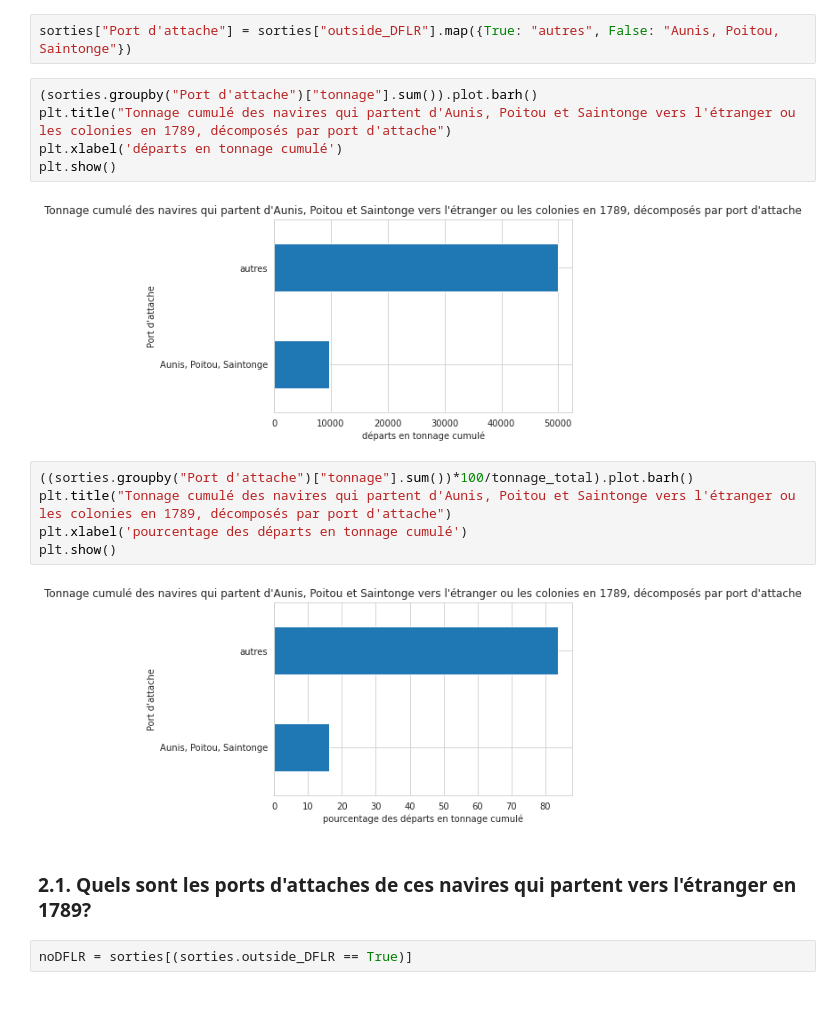
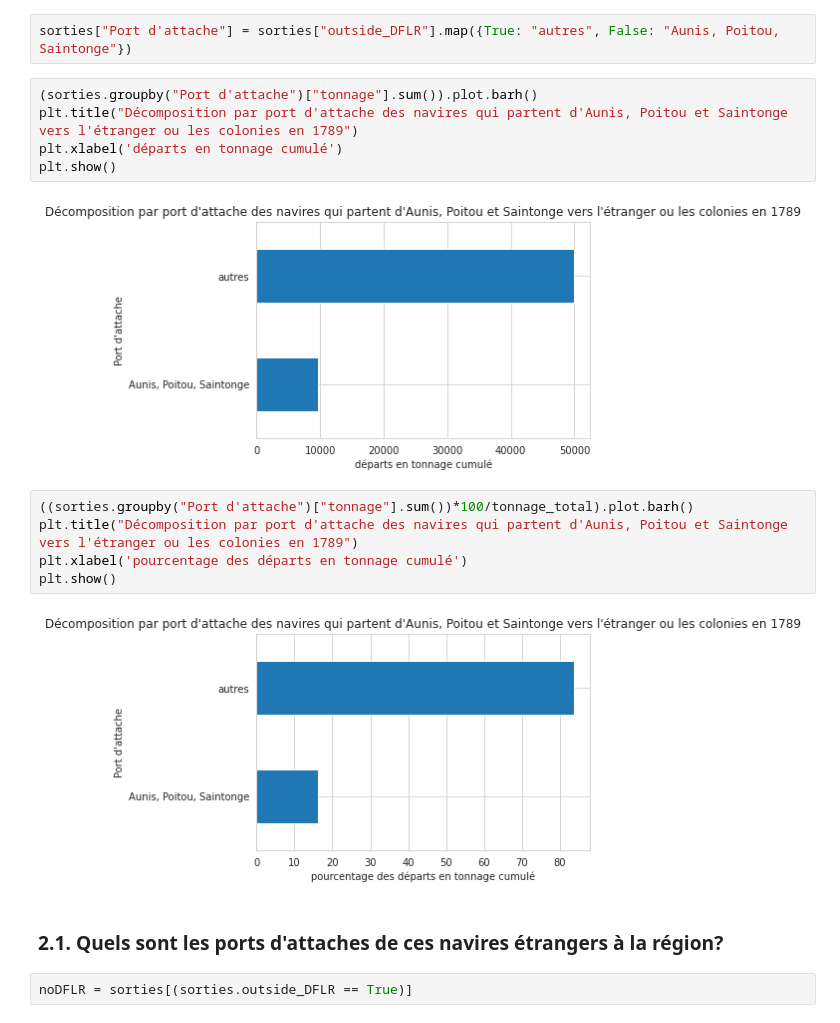
Before and after one commit to medialab/portic-datasprint-2021, a Jupyter notebook: productions/equipe_1/port_attache/sorties_vers_etranger_et_colonies.ipynb, the cells around one changed output. Saved outputs shown, nothing was run; the diff lists cells and outputs as text.

```diff
--- a/productions/equipe_1/port_attache/sorties_vers_etranger_et_colonies.ipynb
+++ b/productions/equipe_1/port_attache/sorties_vers_etranger_et_colonies.ipynb
@@ -86,20 +88,20 @@ sorties["outside_DFLR"] = (
 sorties["Port d'attache"] = sorties["outside_DFLR"].map({True: "autres", False: "Aunis, Poitou, Saintonge"})
 # %%
 (sorties.groupby("Port d'attache")["tonnage"].sum()).plot.barh()
-plt.title("Tonnage cumulé des navires qui partent d'Aunis, Poitou et Saintonge vers l'étranger ou les colonies en 1789, décomposés par port d'attache")
+plt.title("Décomposition par port d'attache des navires qui partent d'Aunis, Poitou et Saintonge vers l'étranger ou les colonies en 1789")
 plt.xlabel('départs en tonnage cumulé')
 plt.show()
 # %% [output]
-[figure, old version]
+[figure, new version]
 # %%
 ((sorties.groupby("Port d'attache")["tonnage"].sum())*100/tonnage_total).plot.barh()
-plt.title("Tonnage cumulé des navires qui partent d'Aunis, Poitou et Saintonge vers l'étranger ou les colonies en 1789, décomposés par port d'attache")
+plt.title("Décomposition par port d'attache des navires qui partent d'Aunis, Poitou et Saintonge vers l'étranger ou les colonies en 1789")
 plt.xlabel('pourcentage des départs en tonnage cumulé')
 plt.show()
 # %% [output]
-[figure, old version]
+[figure, new version]
 # %% [markdown]
-### 2.1. Quels sont les ports d'attaches de ces navires qui partent vers l'étranger en 1789?
+### 2.1. Quels sont les ports d'attaches de ces navires étrangers à la région?
 # %%
 noDFLR = sorties[(sorties.outside_DFLR == True)]
 # %%
```
Also changed, not shown: parts of 14 cells of this notebook.
